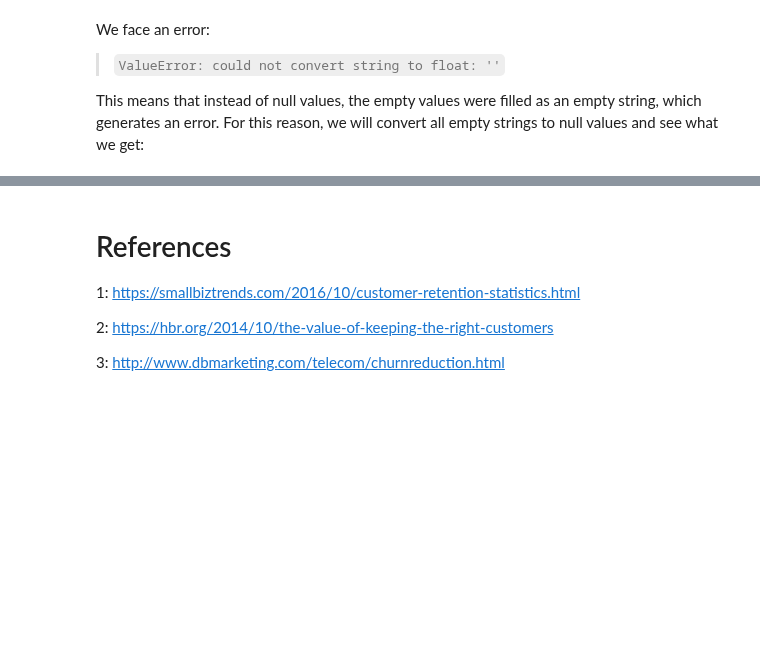
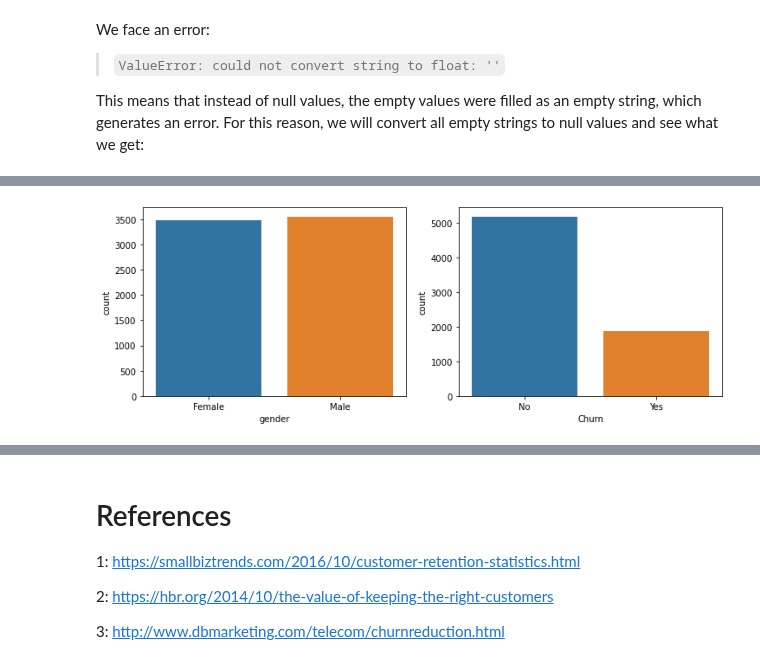
Before and after one commit to cfantecelle/data_science_portfolio, a Jupyter notebook: project_churn/churn_prediction.ipynb, the cells around one changed output, grey strips where cells are left out. Cells and saved outputs as stored; diff of their text form; code cells hidden in the pictures; blank space fills up the shorter version.

Commit message:
Updated churn predition analysis.

```diff
--- a/project_churn/churn_prediction.ipynb
+++ b/project_churn/churn_prediction.ipynb
@@ -174,0 +245,3 @@ dtype: int64
+# %%
+# First we drop costumerID column
+df_clean.drop("customerID", axis=1, inplace=True)
@@ -174,0 +306,7 @@ dtype: int64
+# %%
+# Defining plots
+fig, axs = plt.subplots(1, 2, figsize=(12,4))
+sns.countplot(x=df_clean.gender, ax=axs[0])
+sns.countplot(x=df_clean.Churn, ax=axs[1]);
+# %% [output]
+[figure, added]
```
Also changed, not shown: parts of 19 cells of this notebook, 2 other files.
